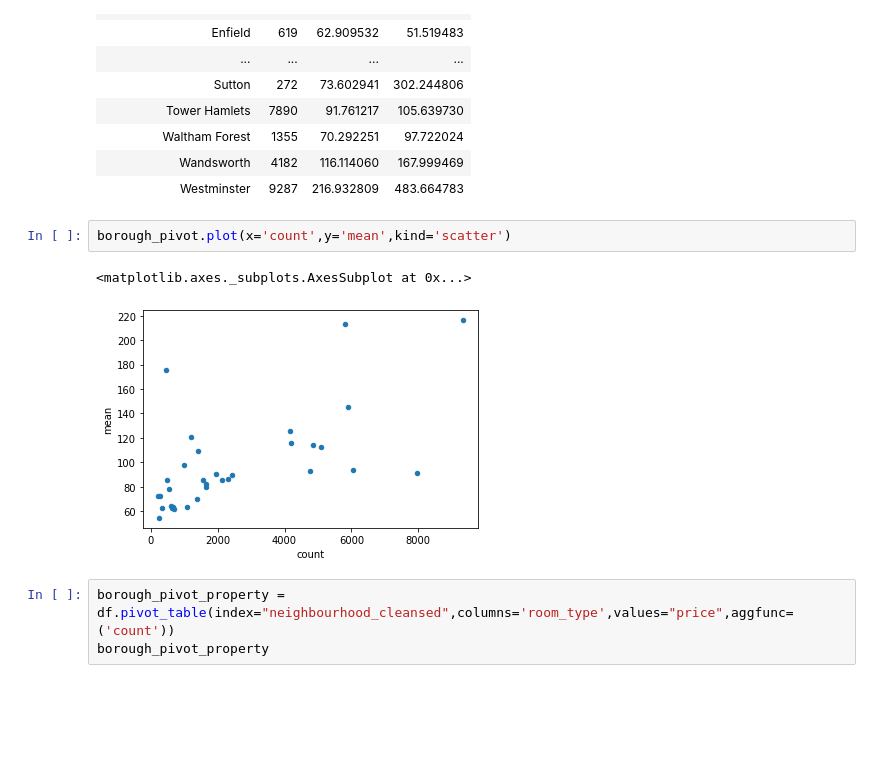
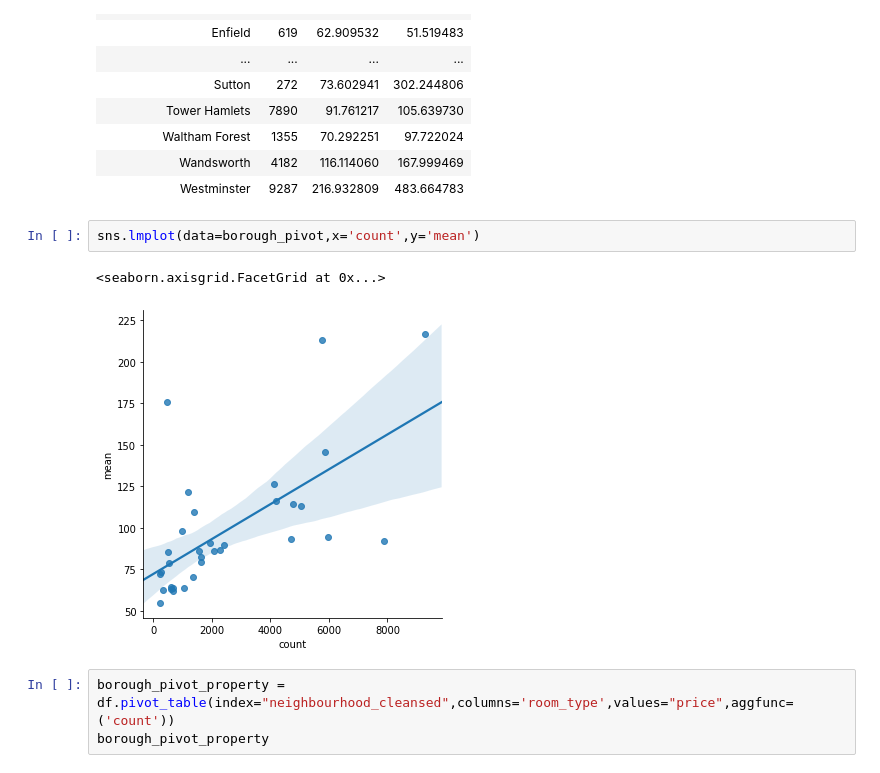
Before and after one commit to Mithras44/Airbnb_analysis, a Jupyter notebook: 6_Borough_Analysis.ipynb, the cells around one changed output. Drawn from its saved outputs; the diff is of its cells as text; blank space fills up the shorter version.

```diff
--- a/6_Borough_Analysis.ipynb
+++ b/6_Borough_Analysis.ipynb
@@ -197,10 +204,10 @@ borough_pivot
 | Wandsworth | 4182 | 116.114060 | 167.999469 |
 | Westminster | 9287 | 216.932809 | 483.664783 |
 # %%
-borough_pivot.plot(x='count',y='mean',kind='scatter')
+sns.lmplot(data=borough_pivot,x='count',y='mean')
 # %% [output]
-<matplotlib.axes._subplots.AxesSubplot at 0x...>
+<seaborn.axisgrid.FacetGrid at 0x...>
-[figure, old version]
+[figure, new version]
 # %%
 borough_pivot_property = df.pivot_table(index="neighbourhood_cleansed",columns='room_type',values="price",aggfunc=('count'))
 borough_pivot_property
```
Also changed, not shown: parts of 16 cells of this notebook, 8 other files.
